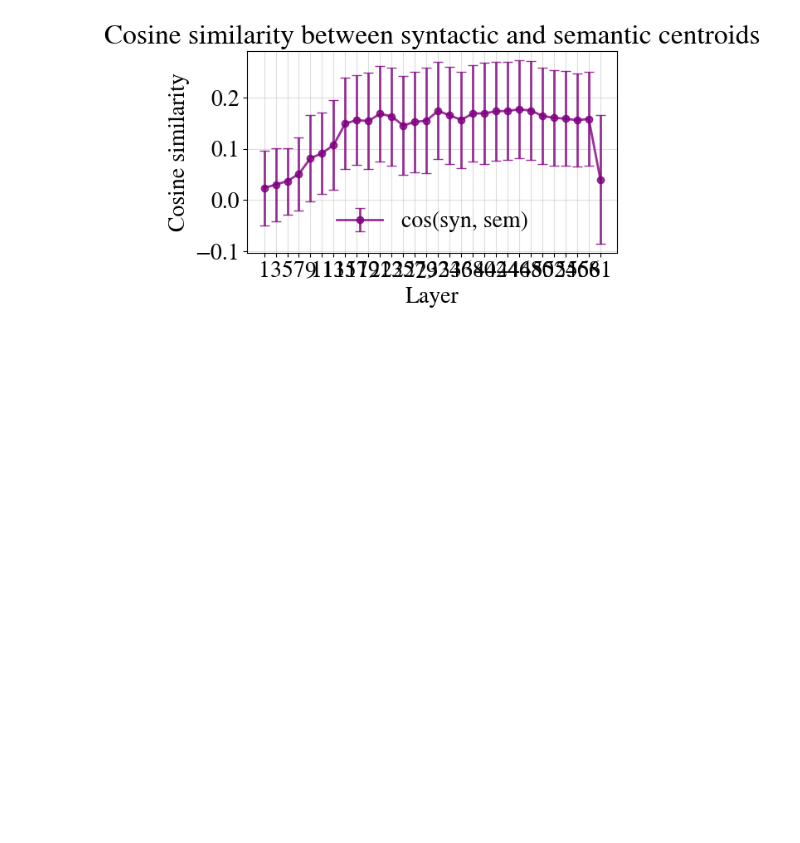
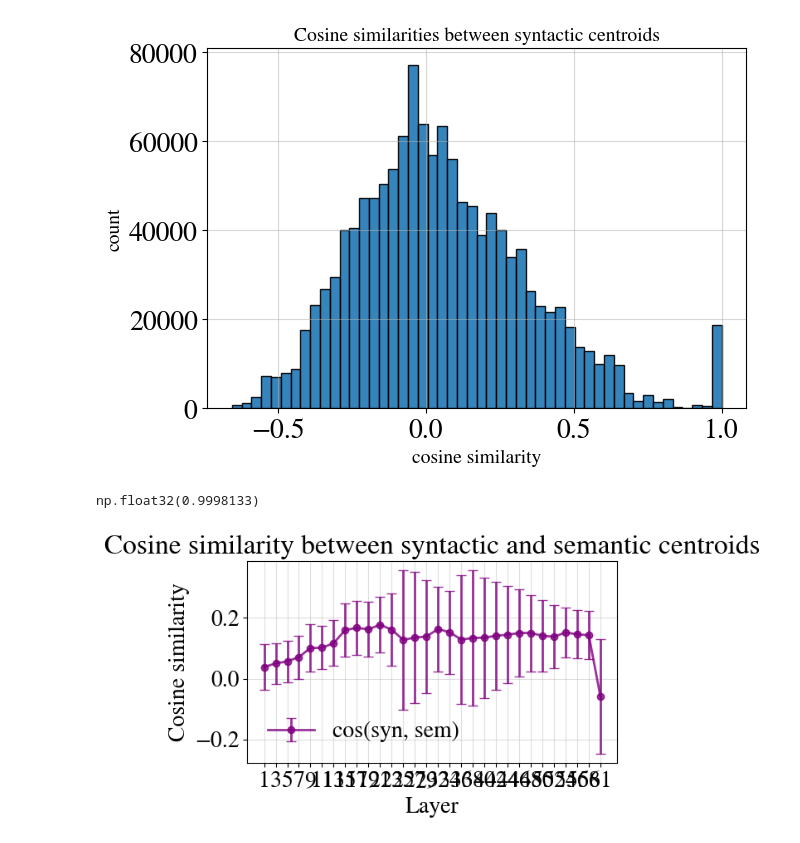
Before and after one commit to acevedo-s/syn-sem, a Jupyter notebook: norms.ipynb, the cells around one changed output. Saved outputs shown, nothing was run; the diff lists cells and outputs as text; code cells hidden in the pictures; blank space fills up the shorter version.

```diff
--- a/norms.ipynb
+++ b/norms.ipynb
@@ -344,10 +351,42 @@ importing took 2.483177598317464 m
+# %%
+import jax.numpy as jnp
+import matplotlib.pyplot as plt
+import os
+
+def all_pairwise_cosine(X, eps=1e-8):
+    X_norm = X / (jnp.linalg.norm(X, axis=1, keepdims=True) + eps)
+    sim = X_norm @ X_norm.T
+    return sim
+
+# Compute cosine similarity matrix (N x N)
+cos_sim = all_pairwise_cosine(syn_centroids_A)
+
+# Get upper triangle (no diagonal)
+triu_idx = jnp.triu_indices(cos_sim.shape[0], k=1)
+cos_sim_vals = cos_sim[triu_idx]
+
+# Convert to numpy for plotting
+cos_sim_vals = np.array(cos_sim_vals)
+
+plt.figure(figsize=(7, 5))
+plt.hist(cos_sim_vals, bins=50, color="#1f77b4", alpha=0.9, edgecolor="black")
+plt.xlabel("cosine similarity", fontsize=14)
+plt.ylabel("count", fontsize=14)
+plt.title(f"Cosine similarities between syntactic centroids", fontsize=14)
+plt.grid(alpha=0.5)
+plt.tight_layout()
+
+os.makedirs("results/figs/norms", exist_ok=True)
+plt.savefig("results/figs/norms/syn_centroid_cosine_hist.pdf")
+plt.show()
+# %% [output]
+[figure, added]
+# %%
+cos_sim_vals.max()
+# %% [output]
+np.float32(0.9998133)
 # %%
-def cosine_similarity(a, b, eps=1e-8):
-    """Compute cosine similarity per row between two (N, D) matrices."""
-    dot = jnp.sum(a * b, axis=1)
-    norm_a = jnp.linalg.norm(a, axis=1)
-    norm_b = jnp.linalg.norm(b, axis=1)
-    return dot / (norm_a * norm_b + eps)
+
 
 
 # Collect cosine similarities per layer
@@ -397,7 +436,7 @@ ax.grid(alpha=0.4)
 plt.tight_layout()
 plt.show()
 # %% [output]
-[figure, old version]
+[figure, new version]
 # %%
 import matplotlib.pyplot as plt
 import numpy as np
```
Also changed, not shown: parts of 2 cells of this notebook, 5 other files.
